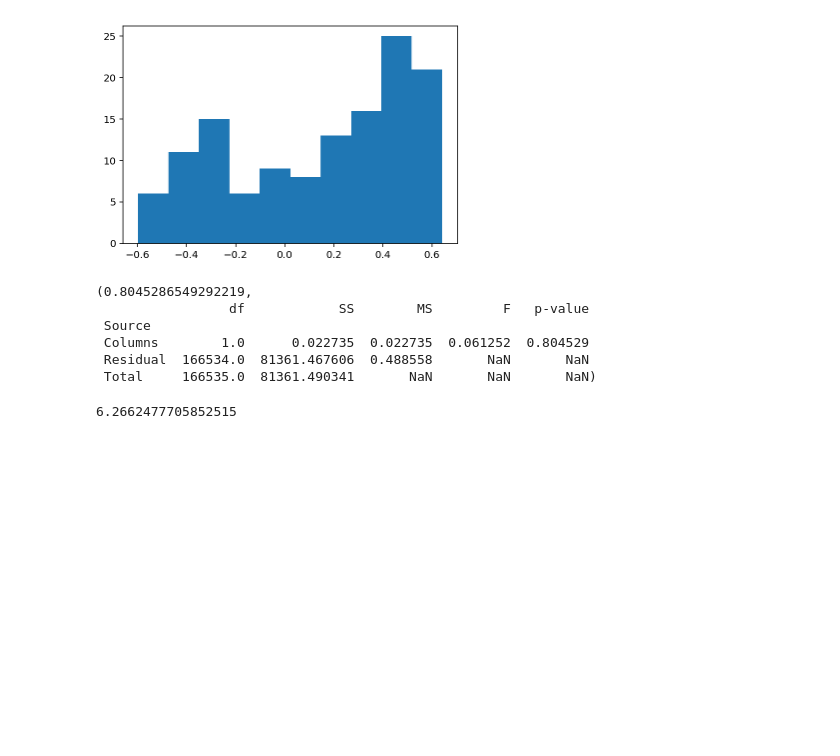
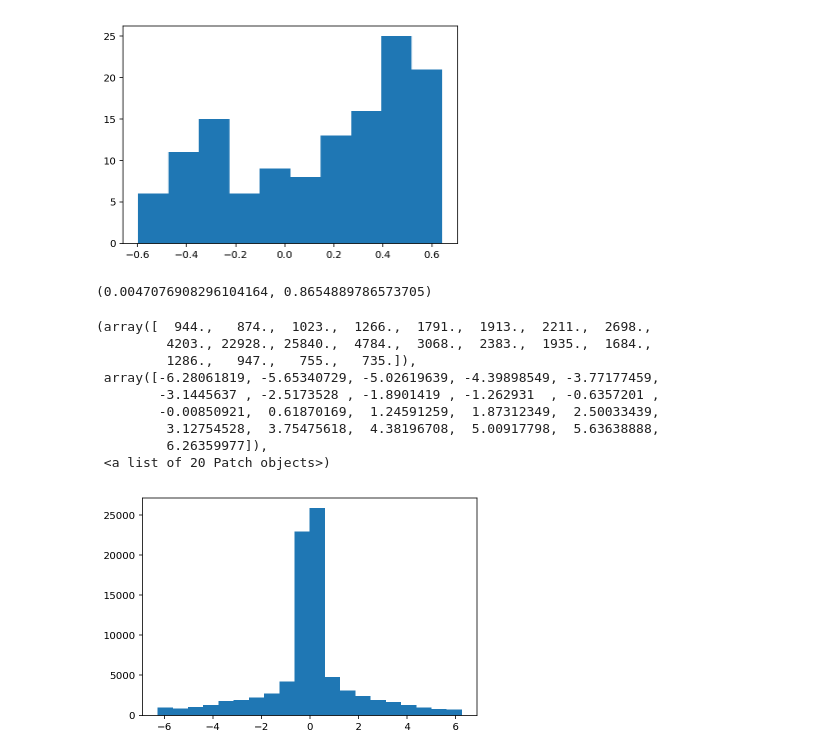
Before and after one commit to DanielHHowell/Grid-Cell, a Jupyter notebook: bulk-main.ipynb, the cells around one changed output. Saved outputs shown, nothing was run; the diff lists cells and outputs as text; code cells hidden in the pictures; blank space fills up the shorter version.

```diff
--- a/bulk-main.ipynb
+++ b/bulk-main.ipynb
@@ -207,16 +197,3 @@ plt.hist(frcs)
 # %%
 tdiff = np.radians(tangles[:,0]-tangles[:,1])
 fdiff = np.radians(fangles[:,0]-fangles[:,1])
-
-pycircstat.watson_williams(tdiff,fdiff)
-# %% [output]
-(0.8045286549292219,
-                 df            SS        MS         F   p-value
- Source
- Columns        1.0      0.022735  0.022735  0.061252  0.804529
- Residual  166534.0  81361.467606  0.488558       NaN       NaN
- Total     166535.0  81361.490341       NaN       NaN       NaN)
-# %%
-tdiff.max()
-# %% [output]
-6.2662477705852515
@@ -222,0 +202,17 @@ tdiff.max()
+# %%
+astropy.stats.kuiper_two(tdiff,fdiff)
+# %% [output]
+(0.0047076908296104164, 0.8654889786573705)
+# %%
+plt.hist(tdiff, bins=20)
+# %% [output]
+(array([  944.,   874.,  1023.,  1266.,  1791.,  1913.,  2211.,  2698.,
+         4203., 22928., 25840.,  4784.,  3068.,  2383.,  1935.,  1684.,
+         1286.,   947.,   755.,   735.]),
+ array([-6.28061819, -5.65340729, -5.02619639, -4.39898549, -3.77177459,
+        -3.1445637 , -2.5173528 , -1.8901419 , -1.262931  , -0.6357201 ,
+        -0.00850921,  0.61870169,  1.24591259,  1.87312349,  2.50033439,
+         3.12754528,  3.75475618,  4.38196708,  5.00917798,  5.63638888,
+         6.26359977]),
+ <a list of 20 Patch objects>)
+[figure, added]
```
Also changed, not shown: parts of 7 cells of this notebook, 2 other files.
